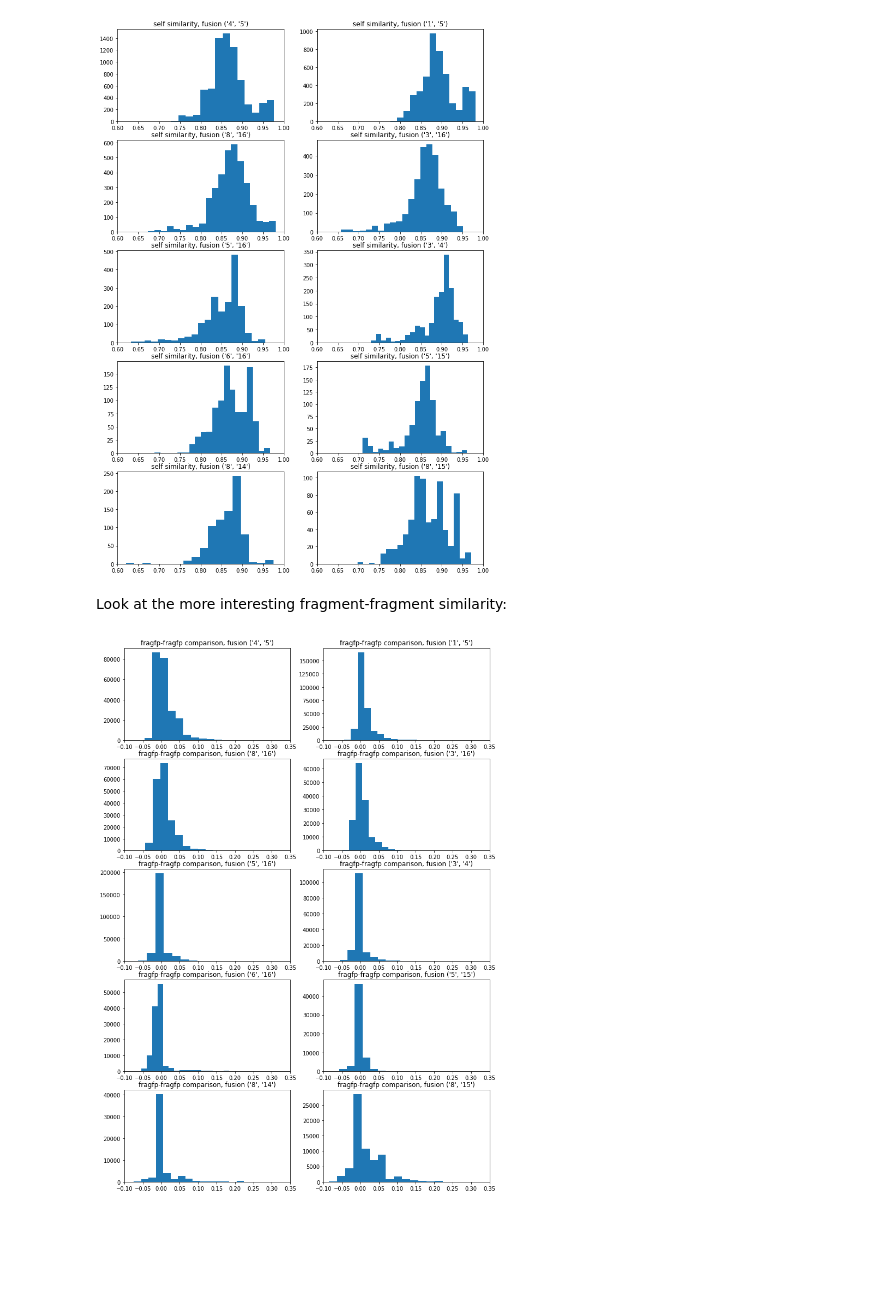
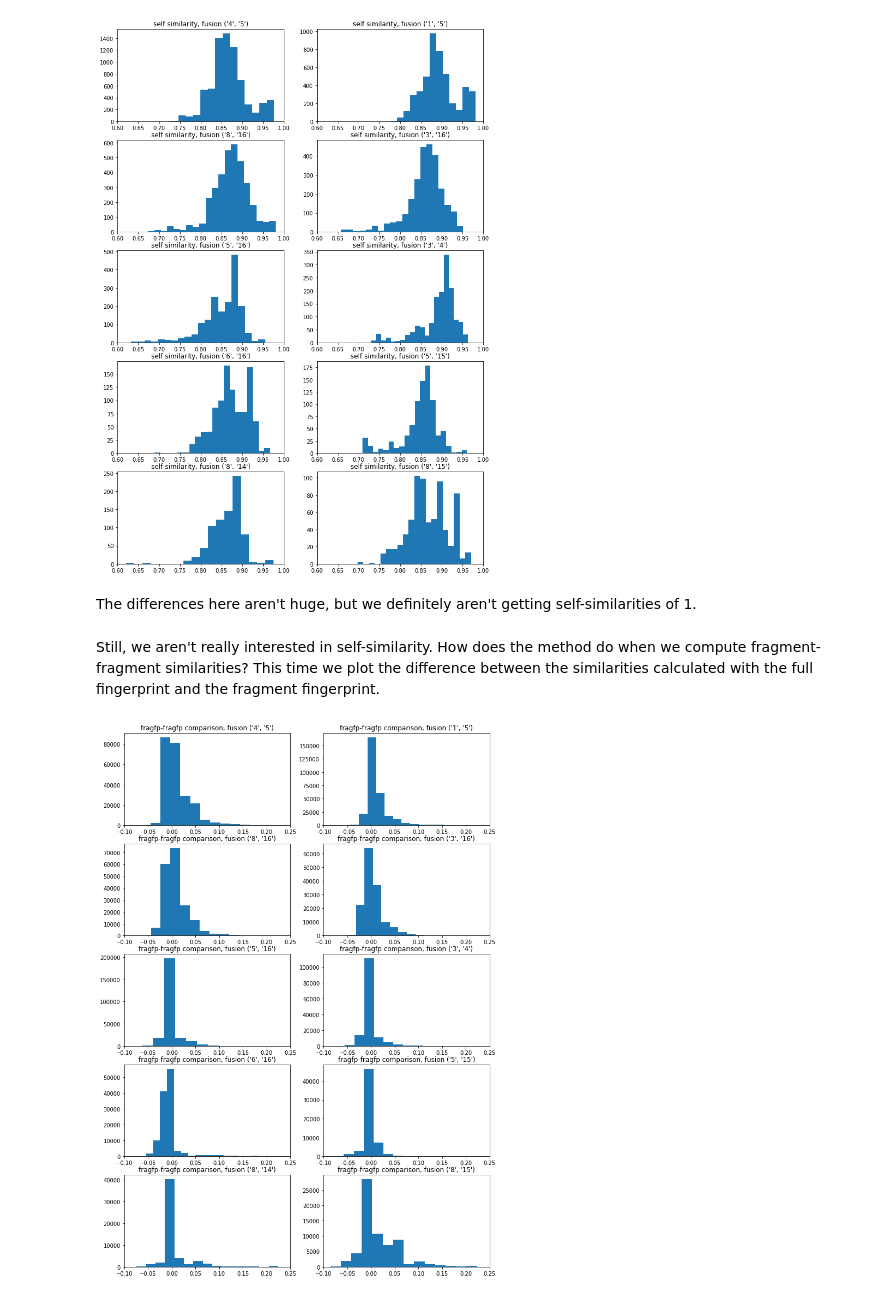
Before and after one commit to greglandrum/rdkit_blog, a Jupyter notebook: notebooks/Additive fingerprints.ipynb, the cells around one changed output. Saved outputs shown, nothing was run; the diff lists cells and outputs as text; code cells hidden in the pictures; blank space fills up the shorter version.

```diff
--- a/notebooks/Additive fingerprints.ipynb
+++ b/notebooks/Additive fingerprints.ipynb
@@ -271,7 +278,6 @@ for btk in bondsToKeep:
     nfps = len(dfps)
     for k,v in delta1.GetNonzeroElements().items():
         delta1[k] = round(v/nfps)
-    delta1.GetNonzeroElements()
 
     allfps = []
     for m in ms:
@@ -346,16 +352,18 @@ for i,btk in enumerate(results.keys()):
     xlim((0.6,1.0))
 # %% [output]
 [figure]
-# %% [markdown]
-Look at the more interesting fragment-fragment similarity:
+# %% [markdown]
+The differences here aren't huge, but we definitely aren't getting self-similarities of 1.
+# %% [markdown]
+Still, we aren't really interested in self-similarity. How does the method do when we compute fragment-fragment similarities? This time we plot the difference between the similarities calculated with the full fingerprint and the fragment fingerprint.
 # %%
 figsize(12,18)
 for i,btk in enumerate(results.keys()):
     subplot(5,2,i+1)
     self_tanis,other_tanidiff1,other_tanidiff2 = results[btk]
     hist(other_tanidiff1,bins=20);
     title(f"fragfp-fragfp comparison, fusion {btk}");
     #yscale('log')
-    xlim((-0.1,0.35));
+    xlim((-0.1,0.25));
 # %% [output]
-[figure, old version]
+[figure, new version]
```
Also changed, not shown: parts of 23 cells of this notebook.
